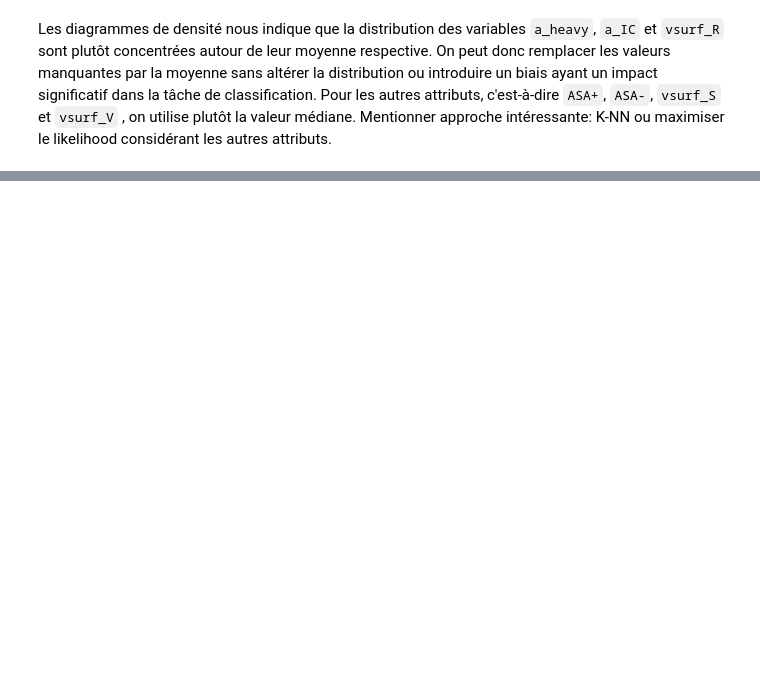
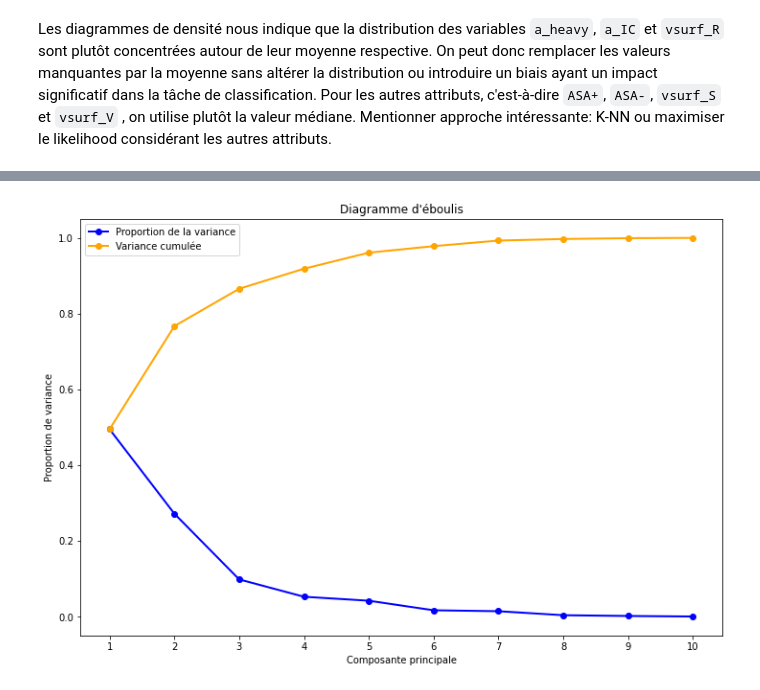
Before and after one commit to ireydiak/fraud_detection, a Jupyter notebook: tp1_v1.ipynb, the cells around one changed output, grey strips where cells are left out. Cells and saved outputs as stored; diff of their text form; code cells hidden in the pictures; blank space fills up the shorter version.

```diff
--- a/tp1_v1.ipynb
+++ b/tp1_v1.ipynb
@@ -151,0 +351,4 @@ On peut maintenant évaluer la matrice de variance-covariance entre les attribut
+# %%
+selected_features = features_df.loc[:, "Attribut"][0:10].tolist()
+X = df_scaled.loc[:, selected_features].to_numpy(dtype=np.float32)
+selected_features
@@ -151,0 +368,26 @@ On peut maintenant évaluer la matrice de variance-covariance entre les attribut
+# %%
+# Création de la matrice de corélation
+Sigma = (1 / (len(df))) * (X.T @ X)
+# Vérification que la diagonale de la matrice de corélation est contient des uns.
+assert np.allclose(np.diag(Sigma), np.ones(Sigma.shape[0]), atol=1e-6)
+
+# Décomposition valeurs, vecteurs propres
+eig_vals, eig_vecs = np.linalg.eig(Sigma)
+# Trier les vecteurs et valeurs propres de manière décroissante
+# https://stackoverflow.com/questions/8092920/sort-eigenvalues-and-associated-eigenvectors-after-using-numpy-linalg-eig-in-pyt
+idx = eig_vals.argsort()[::-1]
+eig_vals = eig_vals[idx]
+eig_vecs = eig_vecs[:, idx]
+
+# D'abord on calcule la somme de chaque valeur propre
+sum_eigval = np.sum(eig_vals)
+# Ensuite, on divise chacune des valeur propre par cette somme
+var_prop = eig_vals / sum_eigval
+cum_prop = np.cumsum(var_prop)
+# Validation que la somme des proportions donne bien 1
+assert(np.allclose(var_prop.sum(), 1))
+
+# On crée une table pour présenter les résultats
+d = {"Valeur propre": eig_vals, "Pourcentages": np.around(var_prop * 100, 4), "Pourcentages cumulés": np.around(cum_prop * 100, 4)}
+eig_df = pd.DataFrame(data=d)
+eig_df.head(10)
@@ -151,0 +406,15 @@ On peut maintenant évaluer la matrice de variance-covariance entre les attribut
+# %%
+fig, ax = plt.subplots(figsize=(12, 8))
+
+x_labels = [i + 1 for i in range(len(var_prop))]
+
+ax.plot(x_labels[0:15], var_prop[0:15], marker='o', markersize=6, color='blue', linewidth=2, label="Proportion de la variance")
+ax.plot(x_labels[0:15], cum_prop[0:15], marker='o', color='orange', linewidth=2, label="Variance cumulée")
+ax.legend()
+ax.set_xticks(x_labels[0:15])
+ax.set_title("Diagramme d'éboulis")
+ax.set_xlabel("Composante principale")
+ax.set_ylabel("Proportion de variance")
+plt.show()
+# %% [output]
+[figure, added]
```
Also changed, not shown: parts of 42 cells of this notebook.
